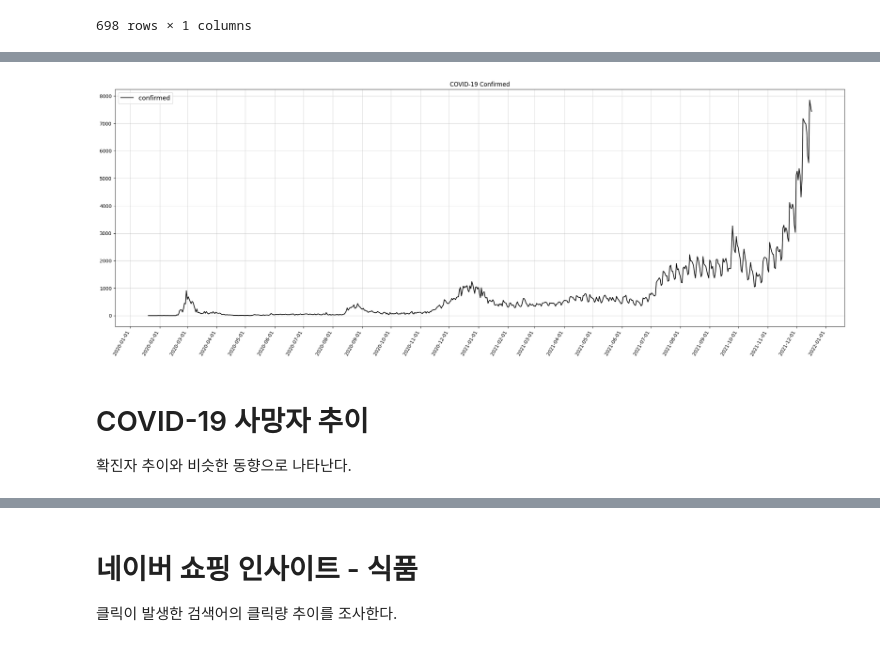
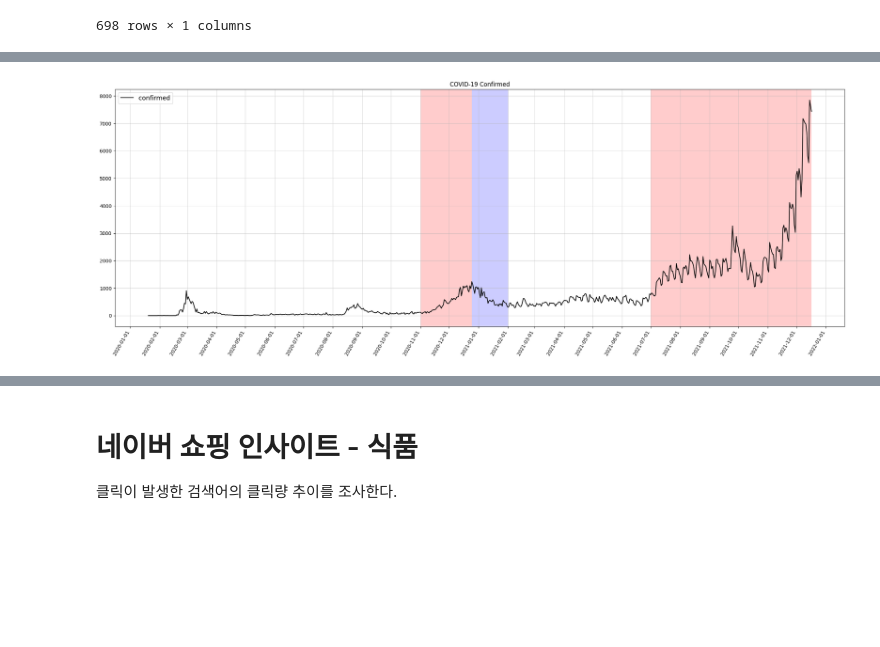
Before and after one commit to rnignon/DAP, a Jupyter notebook: project.ipynb, the cells around one changed output, grey strips where cells are left out. Drawn from its saved outputs; the diff is of its cells as text; code cells hidden in the pictures; blank space fills up the shorter version.

```diff
--- a/project.ipynb
+++ b/project.ipynb
@@ -78,17 +60,17 @@ covidDf
 # %%
 plt.figure(figsize = (27, 9), dpi = 100)
 plt.title("COVID-19 Confirmed")
 plt.gca().xaxis.set_major_locator(mdates.MonthLocator(interval=1))
 plt.gca().xaxis.set_major_formatter(mdates.DateFormatter("%Y-%m-%d"))
 
 plt.plot(xdates, covidDf['confirmed'], "-", color = 'black', label = 'confirmed')
 
 plt.setp(plt.gca().get_xticklabels(), rotation = 60, ha = "right")
 plt.grid(alpha=0.5)
+plt.axvspan(dt(2020, 11, 1), dt(2020,12,25), facecolor='red', alpha=0.2)
+plt.axvspan(dt(2021, 7, 1), dt(2021,12,17), facecolor='red', alpha=0.2)
+plt.axvspan(dt(2020, 12, 25), dt(2021,2,1), facecolor='blue', alpha=0.2)
 plt.legend(fontsize = 13)
 plt.show()
 # %% [output]
-[figure, old version]
+[figure, new version]
-# %% [markdown]
-# COVID-19 사망자 추이
-확진자 추이와 비슷한 동향으로 나타난다.
```
Also changed, not shown: parts of 23 cells of this notebook.
